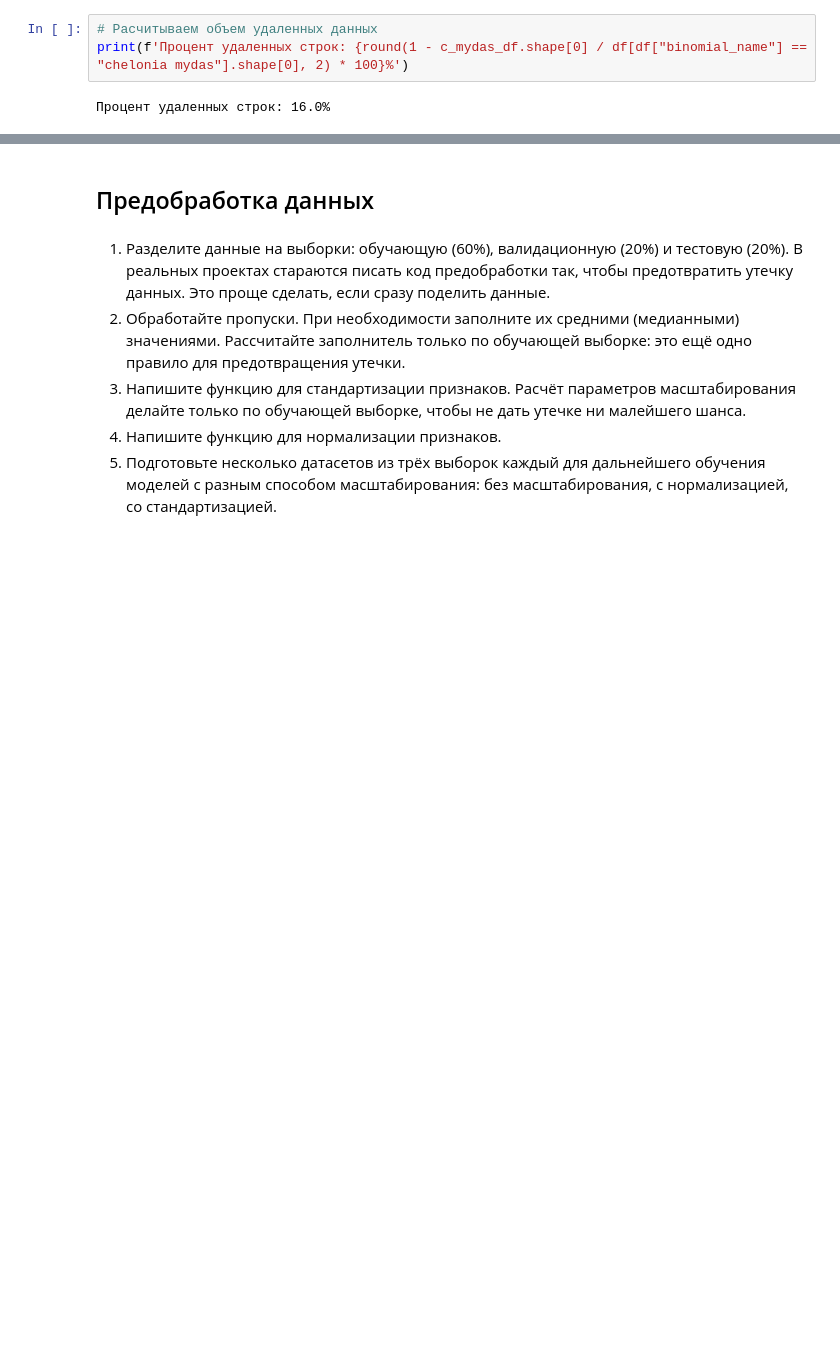
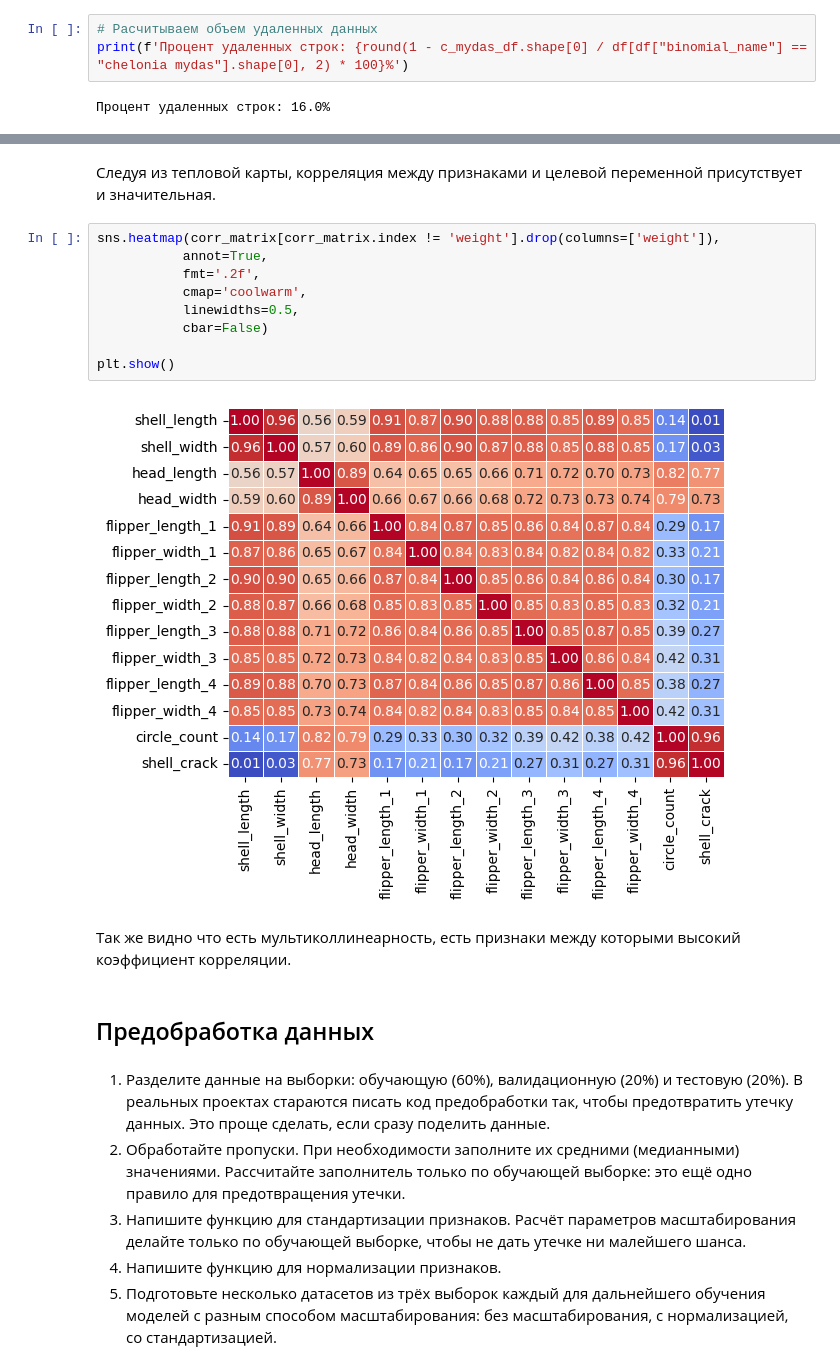
Before and after one commit to MEYakunin/Sprint10_Tortilla_Center, a Jupyter notebook: Sprint10_Tortilla_Center_Yakunin_Mikl.ipynb, the cells around one changed output, grey strips where cells are left out. Drawn from its saved outputs; the diff is of its cells as text; blank space fills up the shorter version.

Commit message:
Sprint10_Tortilla_Center - Исследовательский анализ ver_4 (корреляция)

```diff
--- a/Sprint10_Tortilla_Center_Yakunin_Mikl.ipynb
+++ b/Sprint10_Tortilla_Center_Yakunin_Mikl.ipynb
@@ -340,3 +347,18 @@ print(f'Процент удаленных строк: {round(1 - c_mydas_df.shap
+# %% [markdown]
+Следуя из тепловой карты, корреляция между признаками и целевой переменной присутствует и значительная.
+# %%
+sns.heatmap(corr_matrix[corr_matrix.index != 'weight'].drop(columns=['weight']),
+           annot=True,
+           fmt='.2f',
+           cmap='coolwarm',
+           linewidths=0.5,
+           cbar=False)
+
+plt.show()
+# %% [output]
+[figure, added]
+# %% [markdown]
+Так же видно что есть мультиколлинеарность, есть признаки между которыми высокий коэффициент корреляции.
 # %% [markdown]
 ## Предобработка данных
 # %% [markdown]
```
Also changed, not shown: parts of 3 cells of this notebook.
